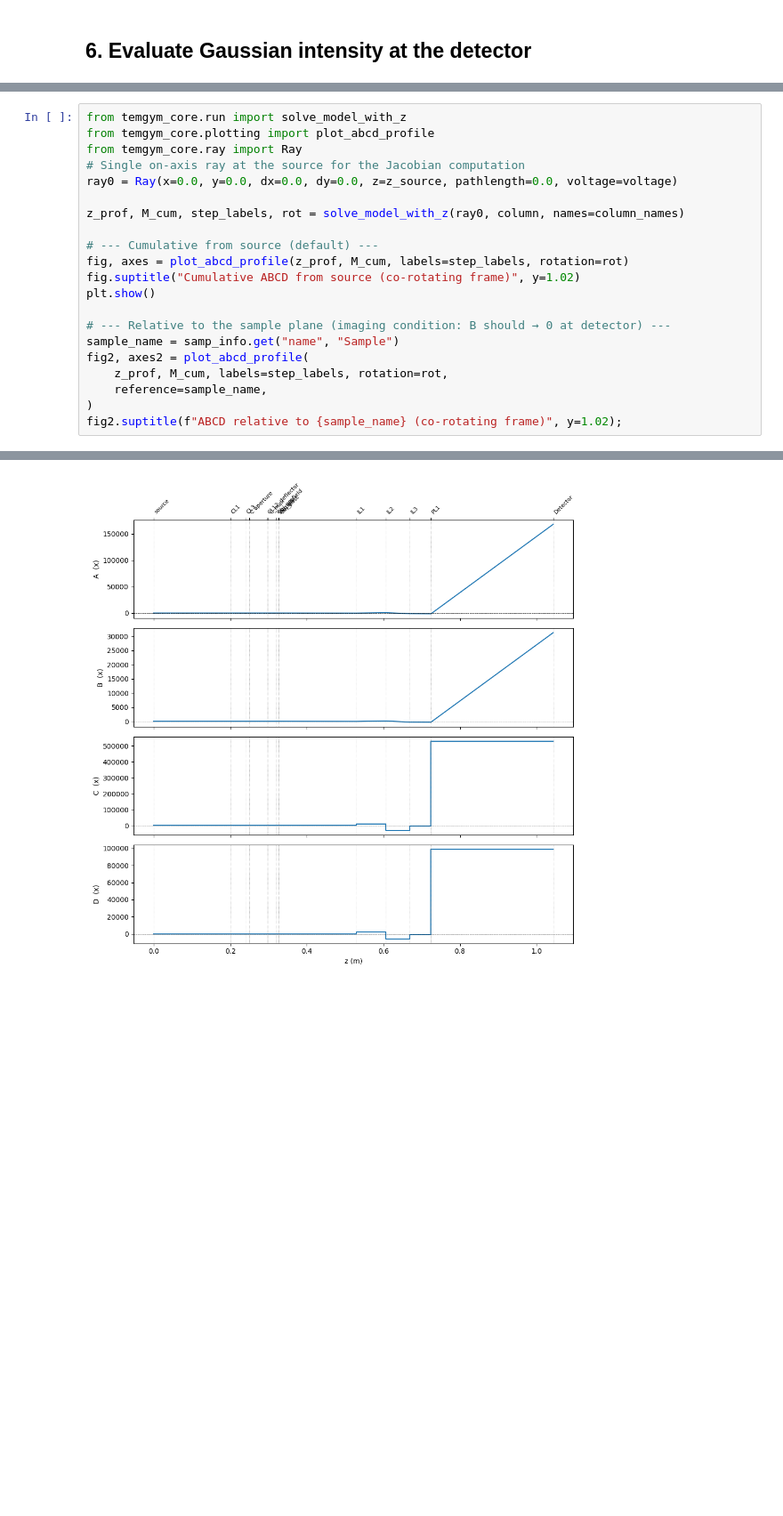
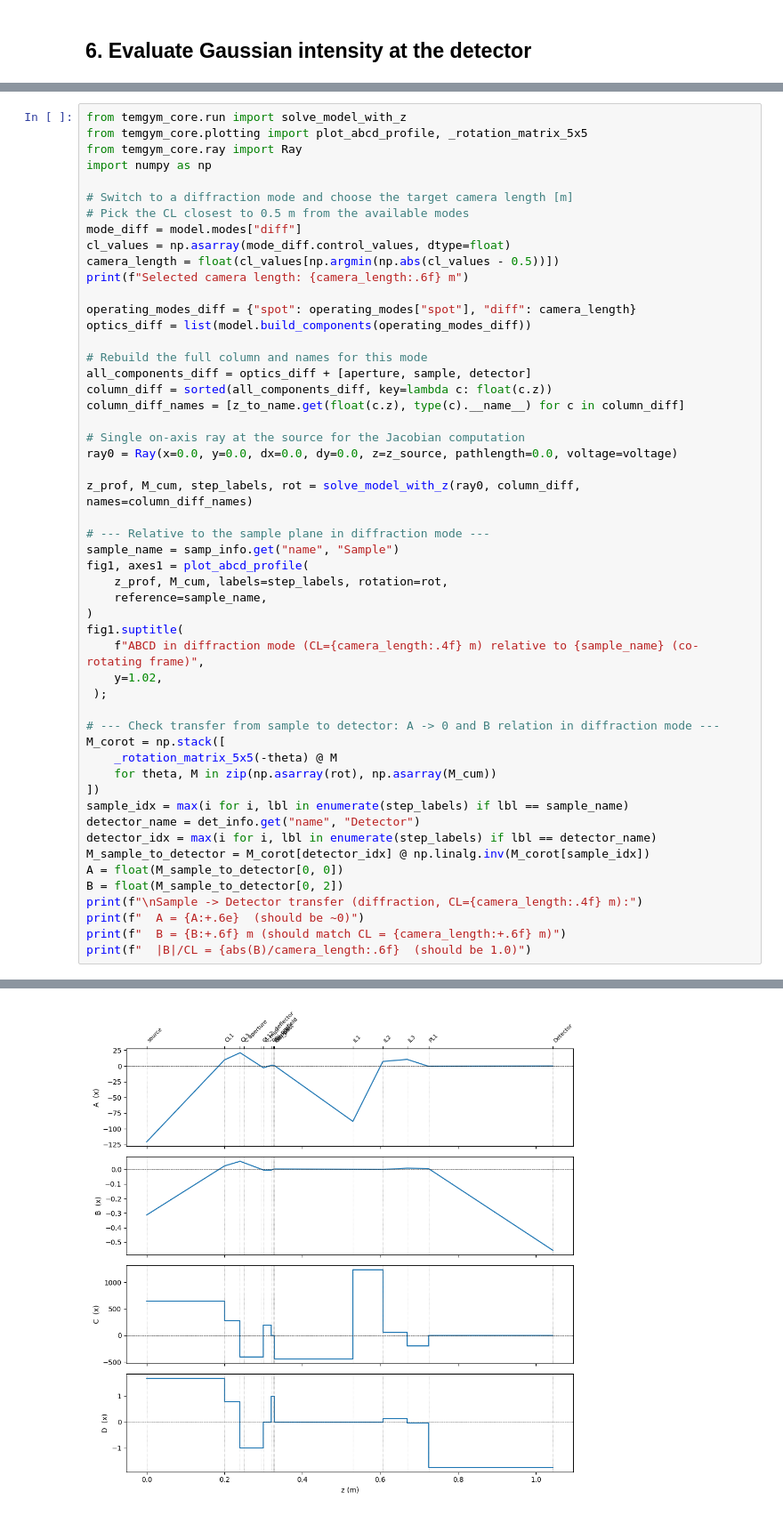
Before and after one commit to TemGym/TemGymCore, a Jupyter notebook: examples/microscope_models/microscope_gaussian_beam.ipynb, the cells around one changed output, grey strips where cells are left out. Shown at 89% size. Saved outputs shown, nothing was run; the diff lists cells and outputs as text; blank space fills up the shorter version.

Commit message:
Trying to verify microscope model

```diff
--- a/examples/microscope_models/microscope_gaussian_beam.ipynb
+++ b/examples/microscope_models/microscope_gaussian_beam.ipynb
@@ -327,22 +327,53 @@ plt.tight_layout();
 # %%
 from temgym_core.run import solve_model_with_z
-from temgym_core.plotting import plot_abcd_profile
+from temgym_core.plotting import plot_abcd_profile, _rotation_matrix_5x5
 from temgym_core.ray import Ray
+import numpy as np
+
+# Switch to a diffraction mode and choose the target camera length [m]
+# Pick the CL closest to 0.5 m from the available modes
+mode_diff = model.modes["diff"]
+cl_values = np.asarray(mode_diff.control_values, dtype=float)
+camera_length = float(cl_values[np.argmin(np.abs(cl_values - 0.5))])
+print(f"Selected camera length: {camera_length:.6f} m")
+
+operating_modes_diff = {"spot": operating_modes["spot"], "diff": camera_length}
+optics_diff = list(model.build_components(operating_modes_diff))
+
+# Rebuild the full column and names for this mode
+all_components_diff = optics_diff + [aperture, sample, detector]
+column_diff = sorted(all_components_diff, key=lambda c: float(c.z))
+column_diff_names = [z_to_name.get(float(c.z), type(c).__name__) for c in column_diff]
+
 # Single on-axis ray at the source for the Jacobian computation
 ray0 = Ray(x=0.0, y=0.0, dx=0.0, dy=0.0, z=z_source, pathlength=0.0, voltage=voltage)
 
-z_prof, M_cum, step_labels, rot = solve_model_with_z(ray0, column, names=column_names)
+z_prof, M_cum, step_labels, rot = solve_model_with_z(ray0, column_diff, names=column_diff_names)
 
-# --- Cumulative from source (default) ---
-fig, axes = plot_abcd_profile(z_prof, M_cum, labels=step_labels, rotation=rot)
-fig.suptitle("Cumulative ABCD from source (co-rotating frame)", y=1.02)
-plt.show()
-
-# --- Relative to the sample plane (imaging condition: B should → 0 at detector) ---
+# --- Relative to the sample plane in diffraction mode ---
 sample_name = samp_info.get("name", "Sample")
-fig2, axes2 = plot_abcd_profile(
+fig1, axes1 = plot_abcd_profile(
     z_prof, M_cum, labels=step_labels, rotation=rot,
     reference=sample_name,
 )
-fig2.suptitle(f"ABCD relative to {sample_name} (co-rotating frame)", y=1.02);
+fig1.suptitle(
+    f"ABCD in diffraction mode (CL={camera_length:.4f} m) relative to {sample_name} (co-rotating frame)",
+    y=1.02,
+ );
+
+# --- Check transfer from sample to detector: A -> 0 and B relation in diffraction mode ---
+M_corot = np.stack([
+    _rotation_matrix_5x5(-theta) @ M
+    for theta, M in zip(np.asarray(rot), np.asarray(M_cum))
+])
+sample_idx = max(i for i, lbl in enumerate(step_labels) if lbl == sample_name)
+detector_name = det_info.get("name", "Detector")
+detector_idx = max(i for i, lbl in enumerate(step_labels) if lbl == detector_name)
+M_sample_to_detector = M_corot[detector_idx] @ np.linalg.inv(M_corot[sample_idx])
+A = float(M_sample_to_detector[0, 0])
+B = float(M_sample_to_detector[0, 2])
+print(f"\nSample -> Detector transfer (diffraction, CL={camera_length:.4f} m):")
+print(f"  A = {A:+.6e}  (should be ~0)")
+print(f"  B = {B:+.6f} m (should match CL = {camera_length:+.6f} m)")
+print(f"  |B|/CL = {abs(B)/camera_length:.6f}  (should be 1.0)")
 # %% [output]
@@ -349 +386 @@ fig2.suptitle(f"ABCD relative to {sample_name} (co-rotating frame)", y=1.02);
-[figure, old version]
+[figure, new version]
```
Also changed, not shown: parts of 13 cells of this notebook, 7 other files.
